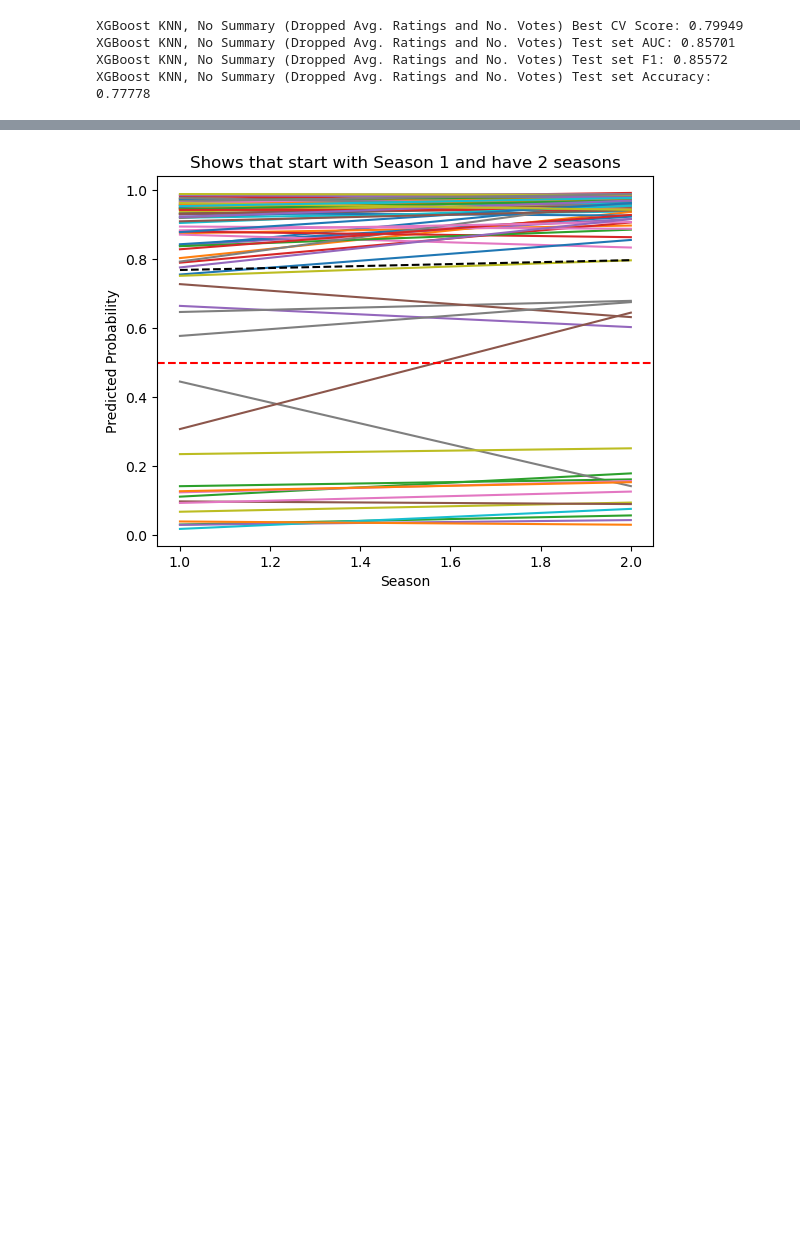
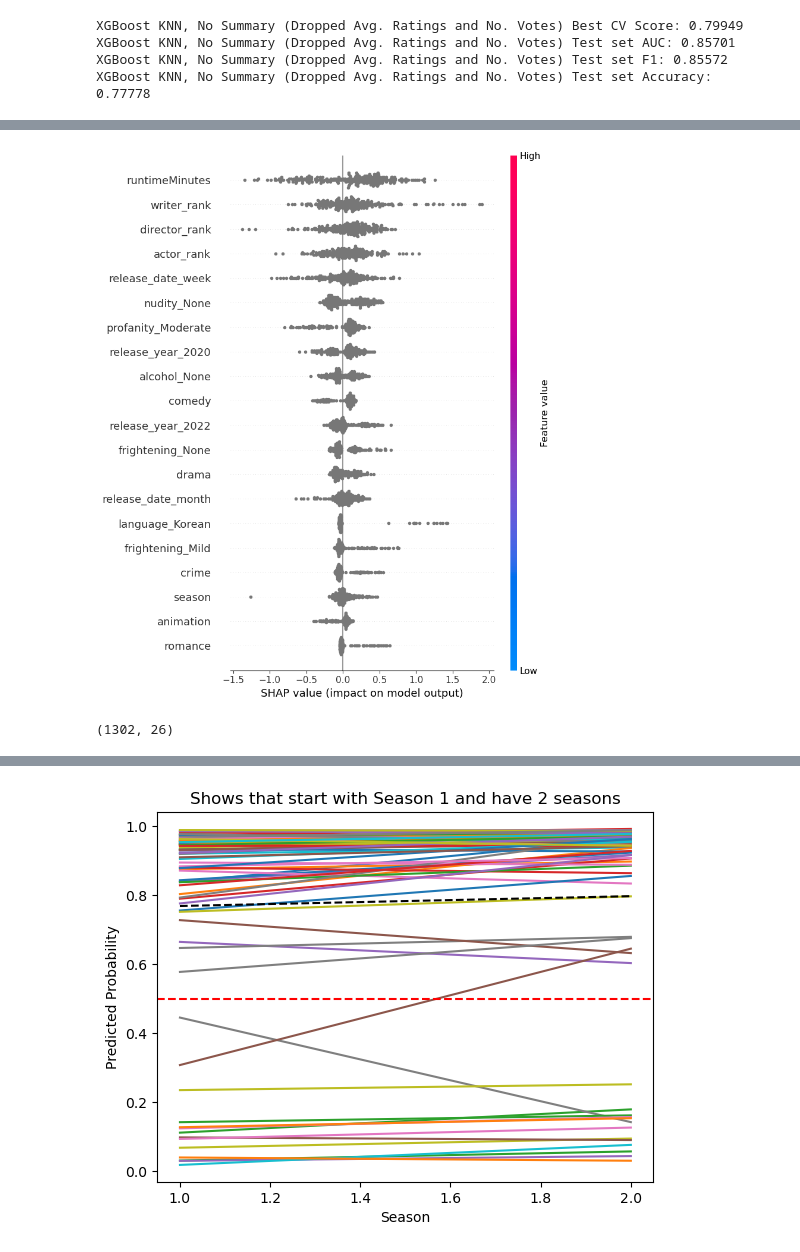
Before and after one commit to Joeyzect/Netflix_ALab_2022, a Jupyter notebook: notebooks/16-yen-tvshows-redux-modelling-final.ipynb, the cells around one changed output, grey strips where cells are left out. Drawn from its saved outputs; the diff is of its cells as text; code cells hidden in the pictures; blank space fills up the shorter version.

```diff
--- a/notebooks/16-yen-tvshows-redux-modelling-final.ipynb
+++ b/notebooks/16-yen-tvshows-redux-modelling-final.ipynb
@@ -1028,0 +1067,4 @@ plt.show()
+# %%
+shap.summary_plot(shap_values, best_xgb_gs_ns_knn_drop['xgb_transformer'].transform(X_test), feature_names=xgb_gs_ns_knn_drop_feature_names)
+# %% [output]
+[figure, added]
@@ -1028,0 +1083,10 @@ plt.show()
+# %%
+# remove tv shows that have seasons > 24
+tv_shows = tv_shows[tv_shows['season'] < 24]
+tv_shows = tv_shows.sort_values(by='combined_title')
+
+# # drop combined_title, release_date, lower_title, is_tv_show, tconst
+# tv_shows = tv_shows.drop(['combined_title', 'release_date', 'lower_title', 'is_tv_show', 'tconst'], axis=1)
+tv_shows.shape
+# %% [output]
+(1302, 26)
```
Also changed, not shown: parts of 27 cells of this notebook.
